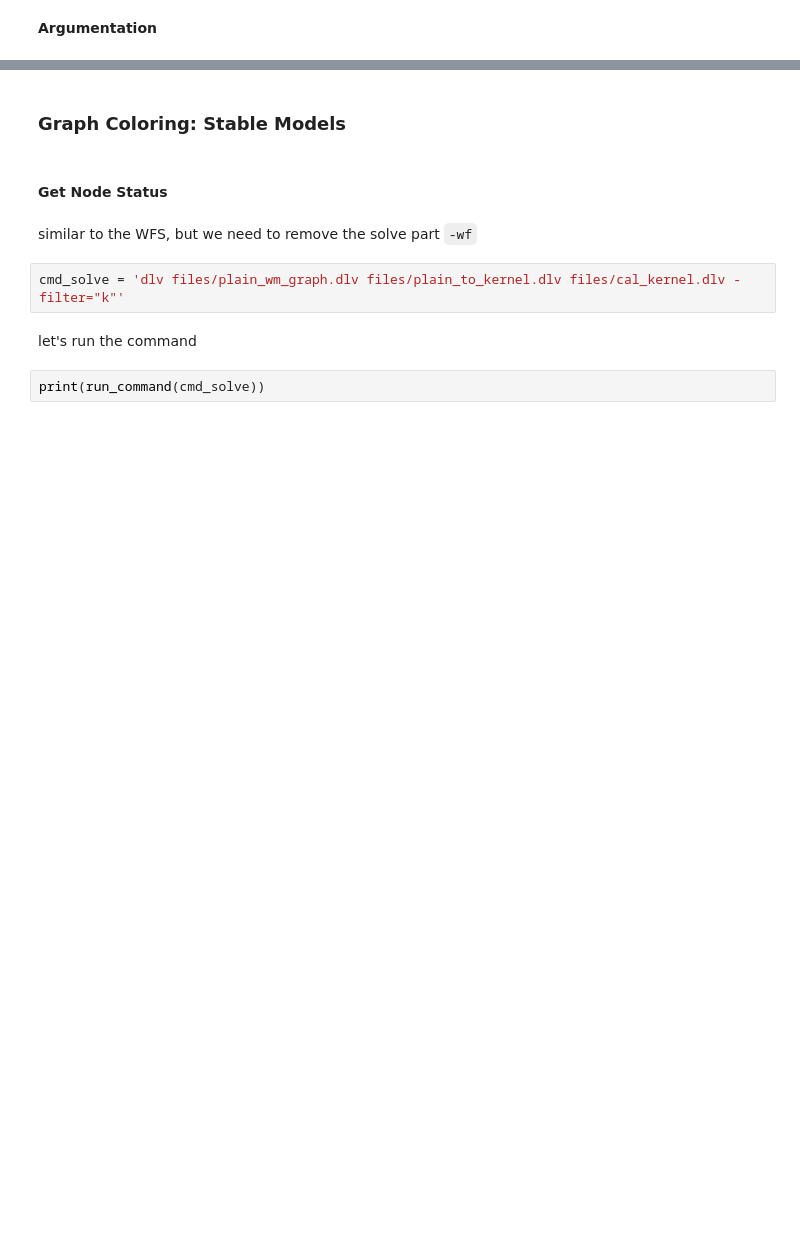
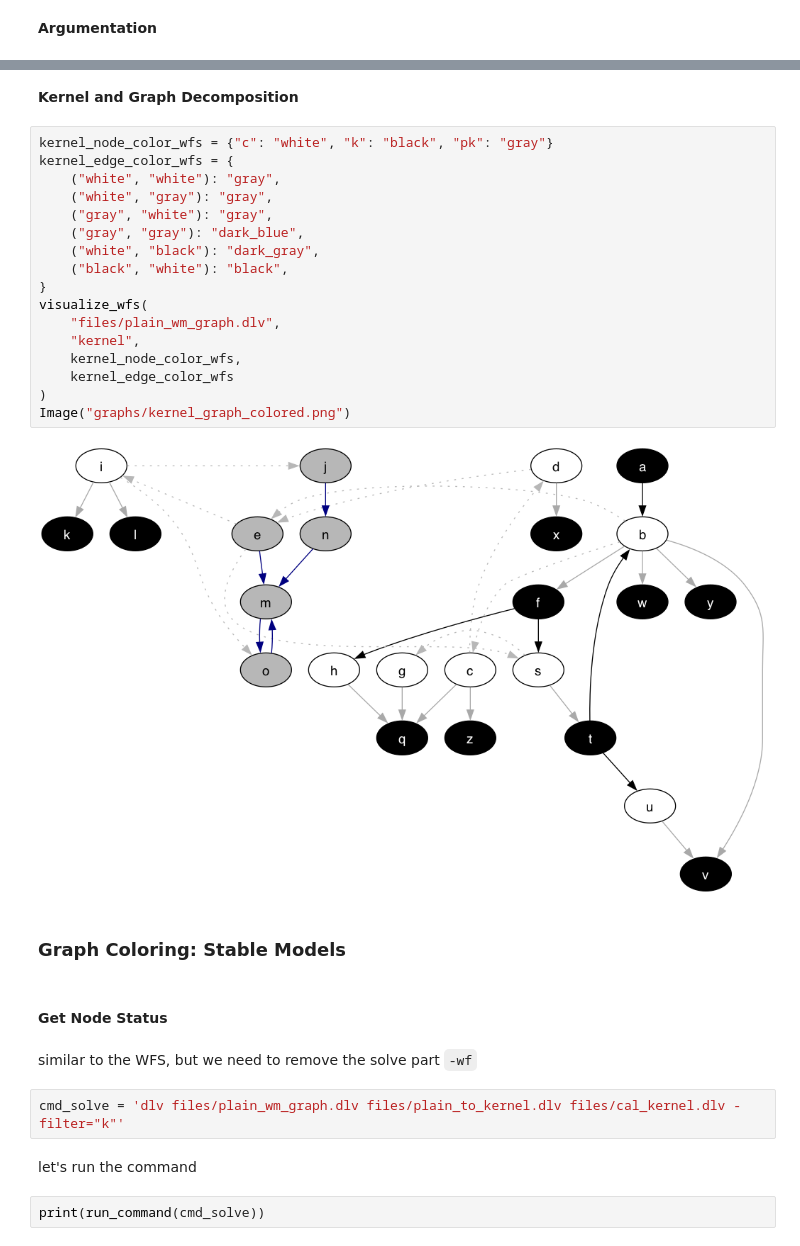
Before and after one commit to idaks/Games-and-Argumentation, a Jupyter notebook: IDCC-2024/animal_example.ipynb, the cells around one changed output, grey strips where cells are left out. Drawn from its saved outputs; the diff is of its cells as text; blank space fills up the shorter version.

```diff
--- a/IDCC-2024/animal_example.ipynb
+++ b/IDCC-2024/animal_example.ipynb
@@ -216,6 +284,27 @@ visualize_wfs(
 Image("graphs/arg_graph_colored.png")
 # %% [output]
 [figure]
+# %% [markdown]
+**Kernel and Graph Decomposition**
+# %%
+kernel_node_color_wfs = {"c": "white", "k": "black", "pk": "gray"}
+kernel_edge_color_wfs = {
+    ("white", "white"): "gray",
+    ("white", "gray"): "gray",
+    ("gray", "white"): "gray",
+    ("gray", "gray"): "dark_blue",
+    ("white", "black"): "dark_gray",
+    ("black", "white"): "black",
+}
+visualize_wfs(
+    "files/plain_wm_graph.dlv",
+    "kernel",
+    kernel_node_color_wfs,
+    kernel_edge_color_wfs
+)
+Image("graphs/kernel_graph_colored.png")
+# %% [output]
+[figure, added]
 # %% [markdown]
 ### Graph Coloring: Stable Models
 # %% [markdown]
```
Also changed, not shown: parts of 28 cells of this notebook, 23 other files.
